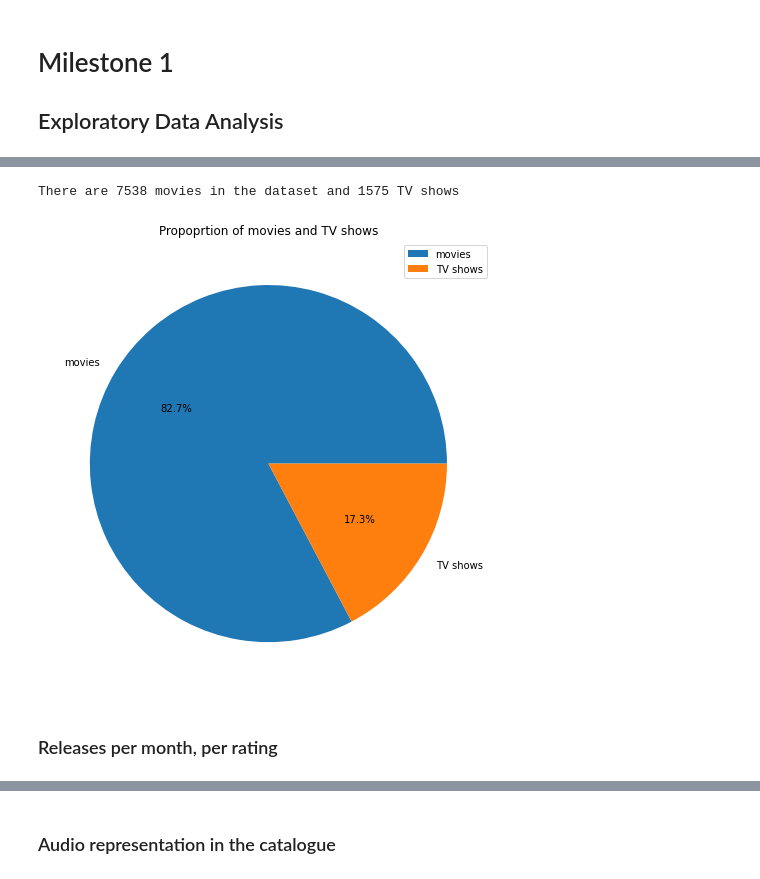
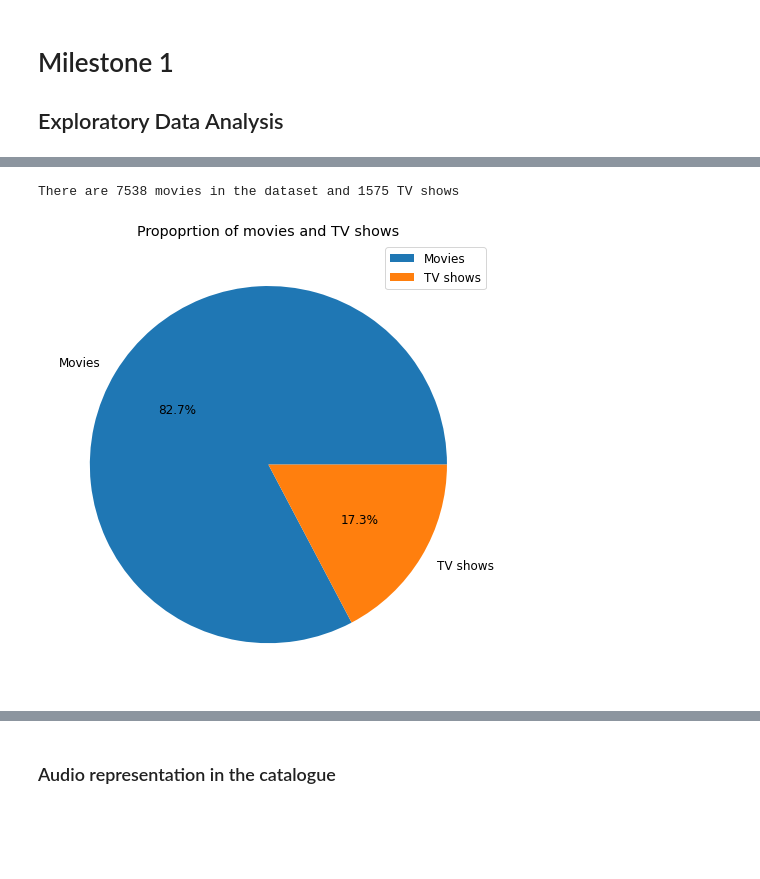
Before and after one commit to karimassi/netviz, a Jupyter notebook: milestones/eda.ipynb, the cells around one changed output, grey strips where cells are left out. Cells and saved outputs as stored; diff of their text form; code cells hidden in the pictures; blank space fills up the shorter version.

```diff
--- a/milestones/eda.ipynb
+++ b/milestones/eda.ipynb
@@ -46,12 +57,13 @@ movies.head()
 # %%
 nb_movies = movies.duration.dropna().count()
 nb_shows = movies['number of seasons'].dropna().count()
+print('There are {0} movies in the dataset and {1} TV shows'.format(nb_movies, nb_shows))
 
 plt.figure(figsize = (8, 10))
-plt.pie([nb_movies, nb_shows],autopct='%1.1f%%',labels = ['movies', 'TV shows'])
+plt.pie([nb_movies, nb_shows], autopct='%1.1f%%', labels = ['Movies', 'TV shows'])
 plt.legend()
 plt.title('Propoprtion of movies and TV shows')
-print('There are {0} movies in the dataset and {1} TV shows'.format(nb_movies, nb_shows))
+plt.show()
 # %% [output]
 There are 7538 movies in the dataset and 1575 TV shows
-[figure, old version]
+[figure, new version]
@@ -63,2 +69,0 @@ rating_release_grouped = rating_release.groupby([
-# %% [markdown]
-### Releases per month, per rating
```
Also changed, not shown: parts of 16 cells of this notebook.
